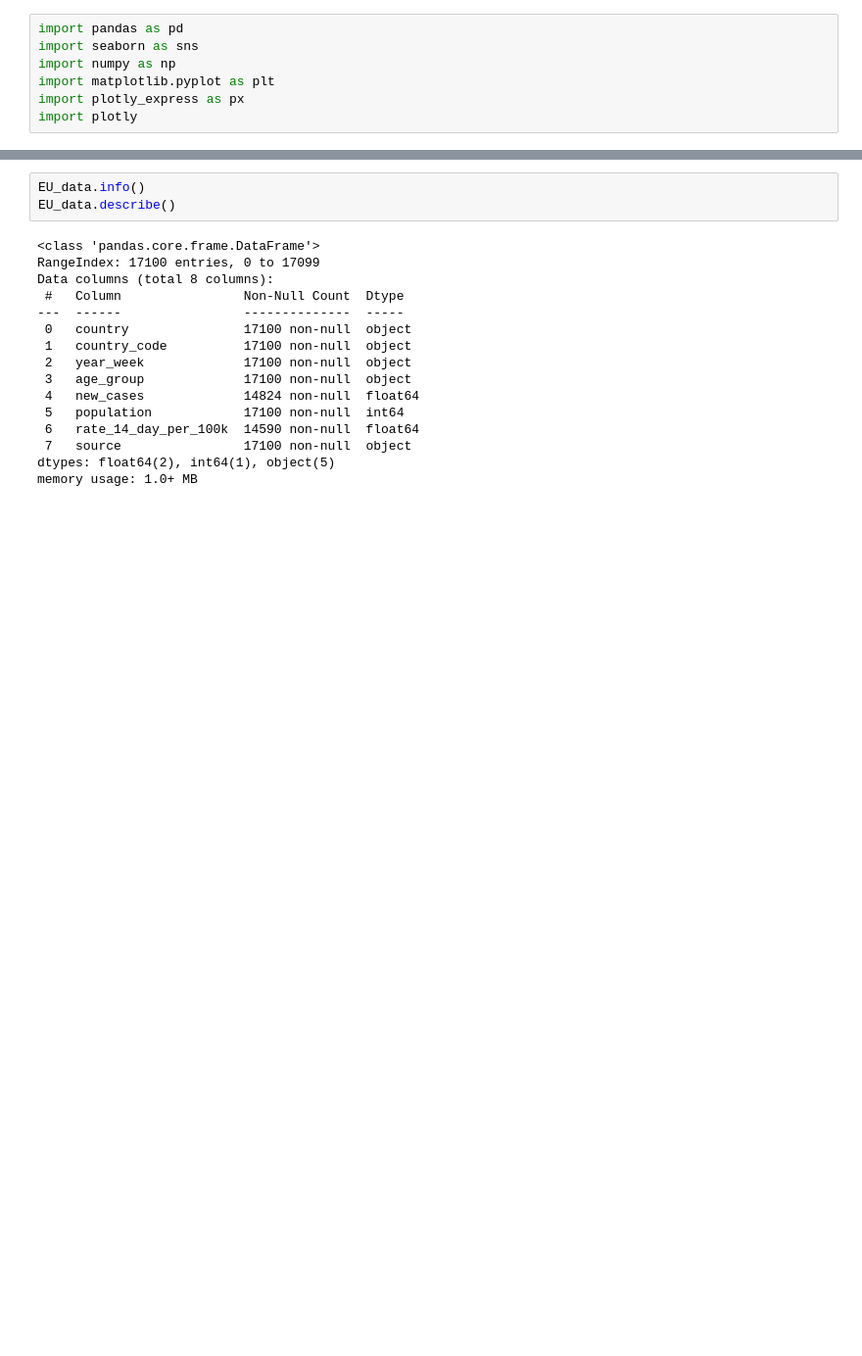
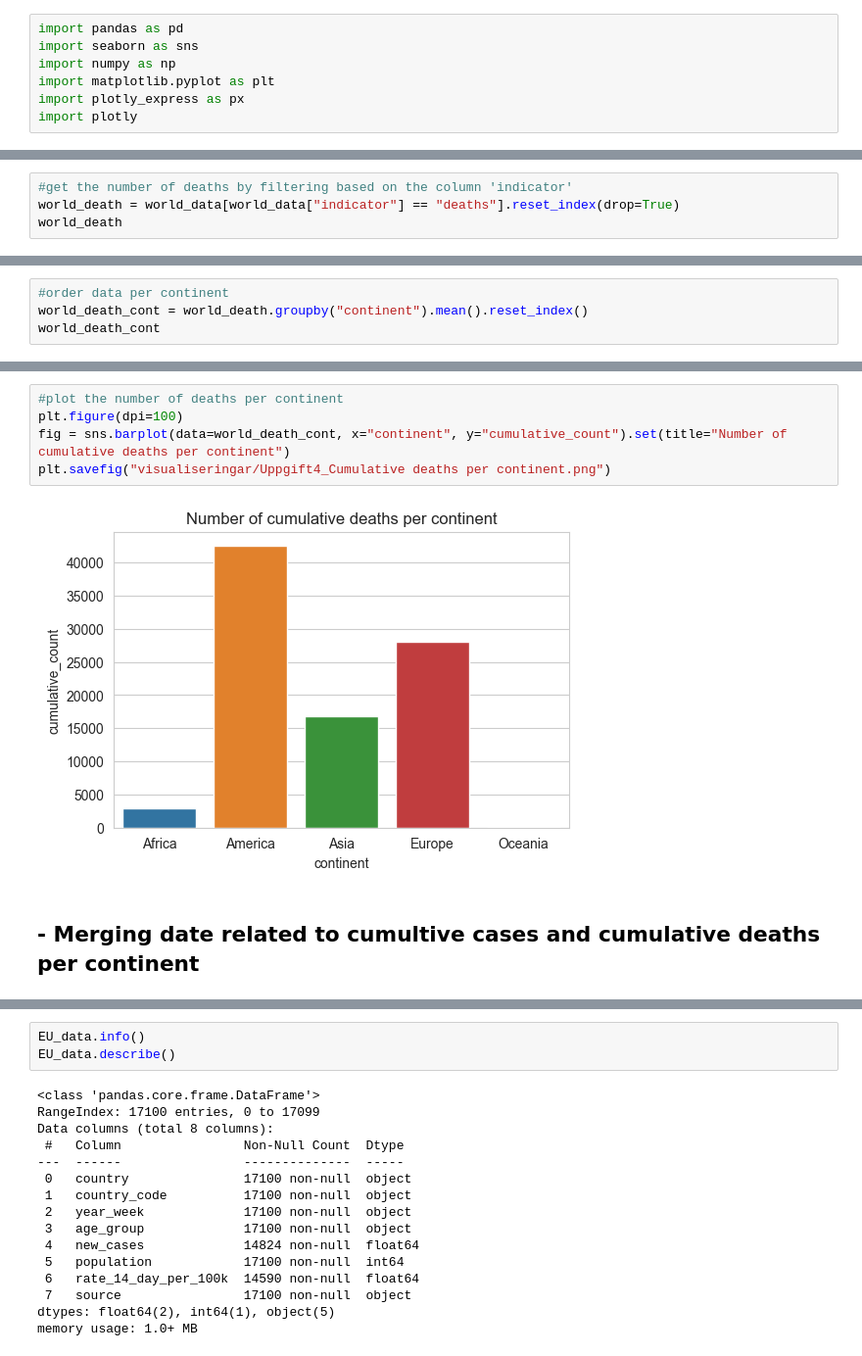
Before and after one commit to AmalDerbali/Databehandling_AmalDerbali, a Jupyter notebook: Lab/Covid_labb.ipynb, the cells around one changed output, grey strips where cells are left out. Shown at 98% size. Cells and saved outputs as stored; diff of their text form; blank space fills up the shorter version.

```diff
--- a/Lab/Covid_labb.ipynb
+++ b/Lab/Covid_labb.ipynb
@@ -644,0 +678,4 @@ plt.savefig("visualiseringar/Uppgift4_Cumulative cases per continent.png")
+# %%
+#get the number of deaths by filtering based on the column 'indicator'
+world_death = world_data[world_data["indicator"] == "deaths"].reset_index(drop=True)
+world_death
@@ -644,0 +696,4 @@ plt.savefig("visualiseringar/Uppgift4_Cumulative cases per continent.png")
+# %%
+#order data per continent
+world_death_cont = world_death.groupby("continent").mean().reset_index()
+world_death_cont
@@ -644,0 +707,9 @@ plt.savefig("visualiseringar/Uppgift4_Cumulative cases per continent.png")
+# %%
+#plot the number of deaths per continent
+plt.figure(dpi=100)
+fig = sns.barplot(data=world_death_cont, x="continent", y="cumulative_count").set(title="Number of cumulative deaths per continent")
+plt.savefig("visualiseringar/Uppgift4_Cumulative deaths per continent.png")
+# %% [output]
+[figure, added]
+# %% [markdown]
+## - Merging date related to cumultive cases and cumulative deaths per continent
```
Also changed, not shown: parts of 22 cells of this notebook.
